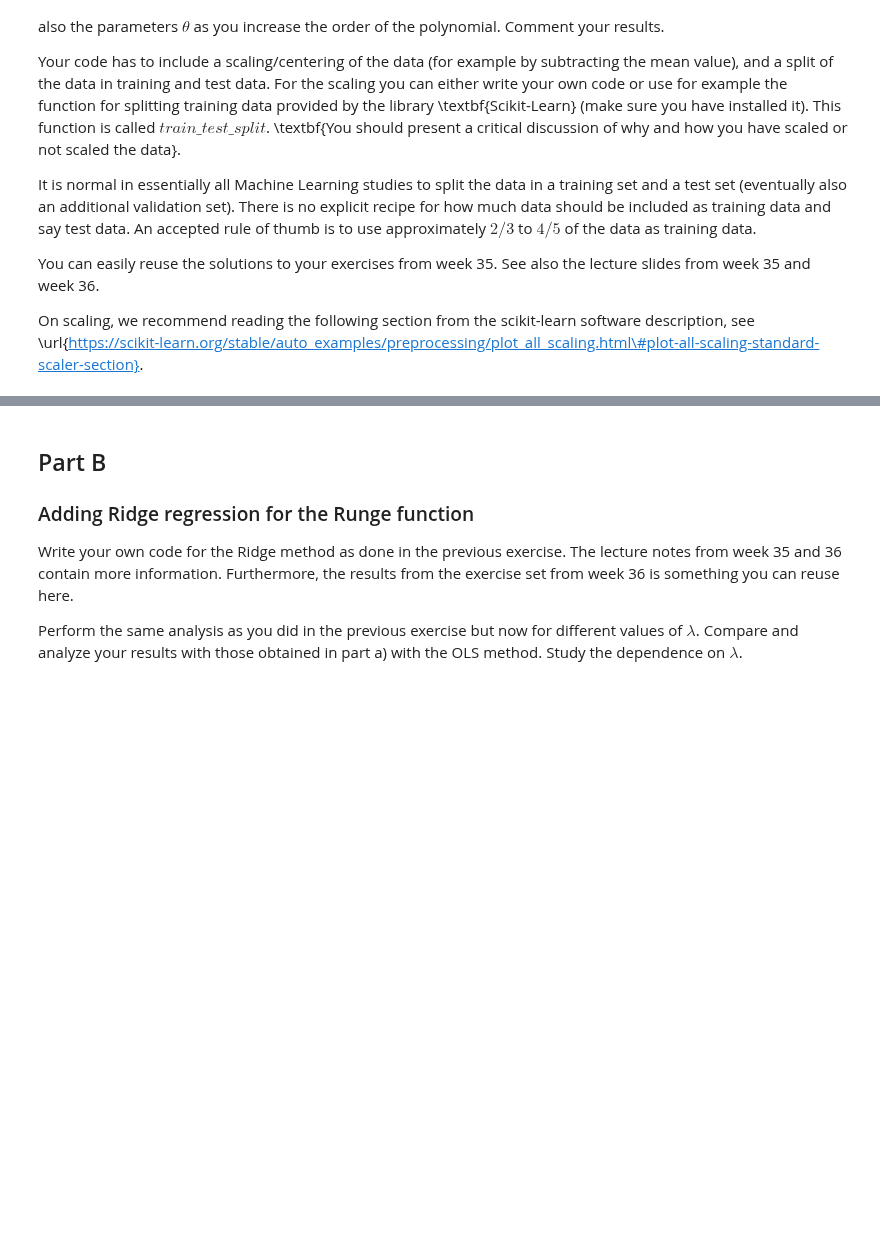
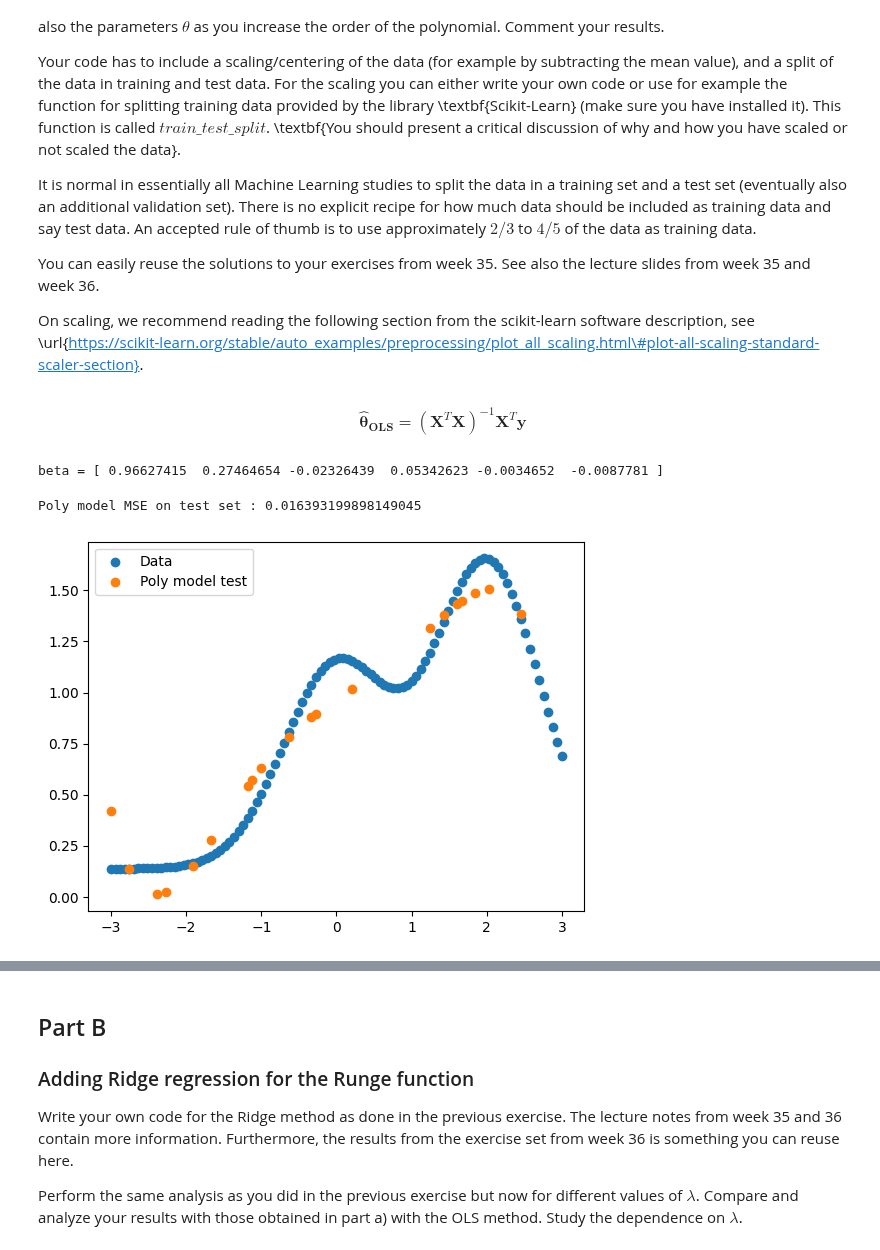
Before and after one commit to Twaal/applied-data-analysis-and-ml, a Jupyter notebook: Project1/code/project1.ipynb, the cells around one changed output, grey strips where cells are left out. Cells and saved outputs as stored; diff of their text form; code cells hidden in the pictures; blank space fills up the shorter version.

```diff
--- a/Project1/code/project1.ipynb
+++ b/Project1/code/project1.ipynb
@@ -80,3 +78,55 @@ also the lecture slides from week 35 and week 36.
 On scaling, we recommend reading the following section from the
 scikit-learn software description, see
 \url{https://scikit-learn.org/stable/auto_examples/preprocessing/plot_all_scaling.html\#plot-all-scaling-standard-scaler-section}.
+# %% [markdown]
+$$ \boldsymbol{\hat{\theta}_{OLS}} = (\boldsymbol{X}^T \boldsymbol{X})^{-1} \boldsymbol{X}^T \boldsymbol{y} $$
+# %%
+import numpy as np
+
+def OLS_parameters(X, y):
+    return np.linalg.inv(X.T @ X) @ X.T @ y
+
+# Create a feature matrix X for the features. Here we use polynomial features up to degree 5, plus an intercept column of ones.
+def polynomial_features(x, p):
+    n = len(x)
+    X = np.zeros((n, p + 1))
+    for i in range(p + 1):
+        X[:, i] = x**i
+    return X
+
+# Generate synthetic data
+n = 100
+x = np.linspace(-3, 3, n)
+y = np.exp(-x**2) + 1.5 * np.exp(-(x-2)**2) + np.random.normal(0, 0.1)
+
+X = polynomial_features(x, 5)
+
+beta = OLS_parameters(X, y)
+print(f'beta = {beta}')
+# %% [output]
+beta = [ 0.96627415  0.27464654 -0.02326439  0.05342623 -0.0034652  -0.0087781 ]
+# %%
+# Do a split into training and test sets
+from sklearn.model_selection import train_test_split
+
+X_train, X_test, y_train, y_test = train_test_split(X, y, test_size=0.2, random_state=42)
+
+# Fit the model on the training set and evaluate on the test set
+import matplotlib.pyplot as plt
+from sklearn.metrics import mean_squared_error
+
+beta = OLS_parameters(X_train, y_train)
+poly_predict_test = X_test @ beta
+
+poly_mse_test = mean_squared_error(y_test, poly_predict_test)
+
+print(f"Poly model MSE on test set : {poly_mse_test}")
+
+plt.scatter(x, y, label = "Data")
+plt.scatter(X_test[:, 1], poly_predict_test, label = "Poly model test")
+
+plt.legend()
+plt.show()
+# %% [output]
+Poly model MSE on test set : 0.016393199898149045
+[figure, added]
```
Also changed, not shown: parts of 4 cells of this notebook.
